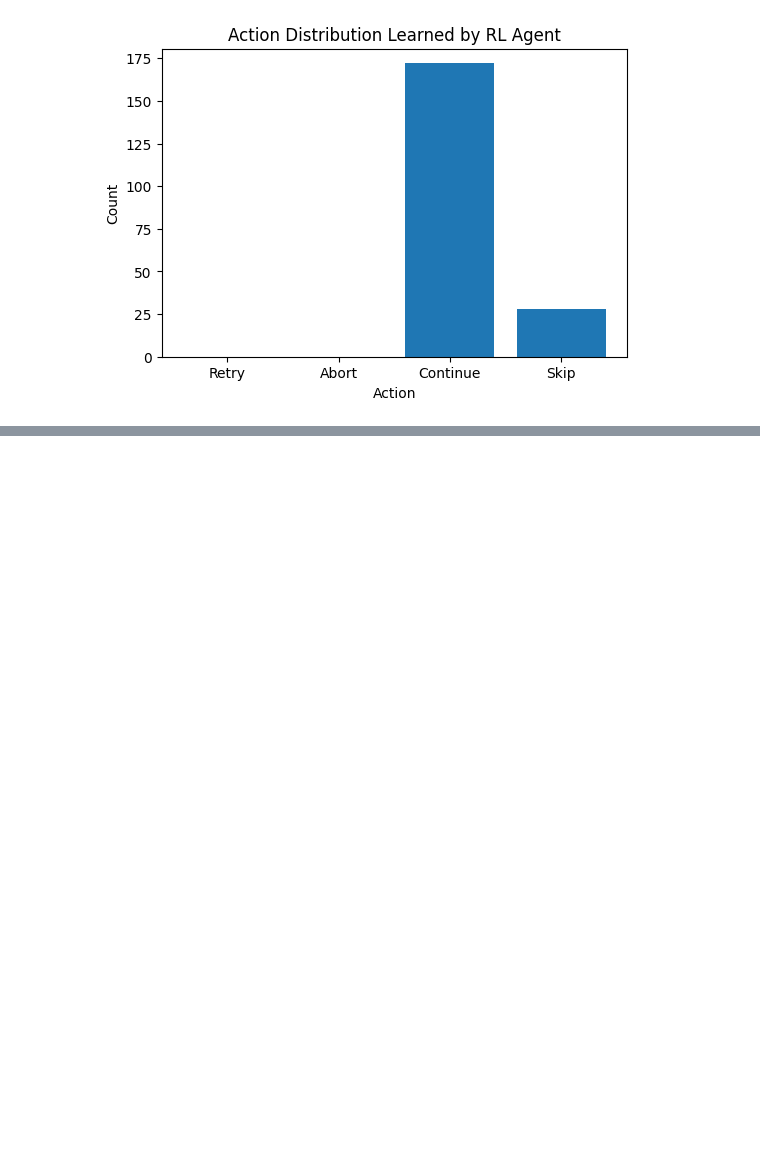
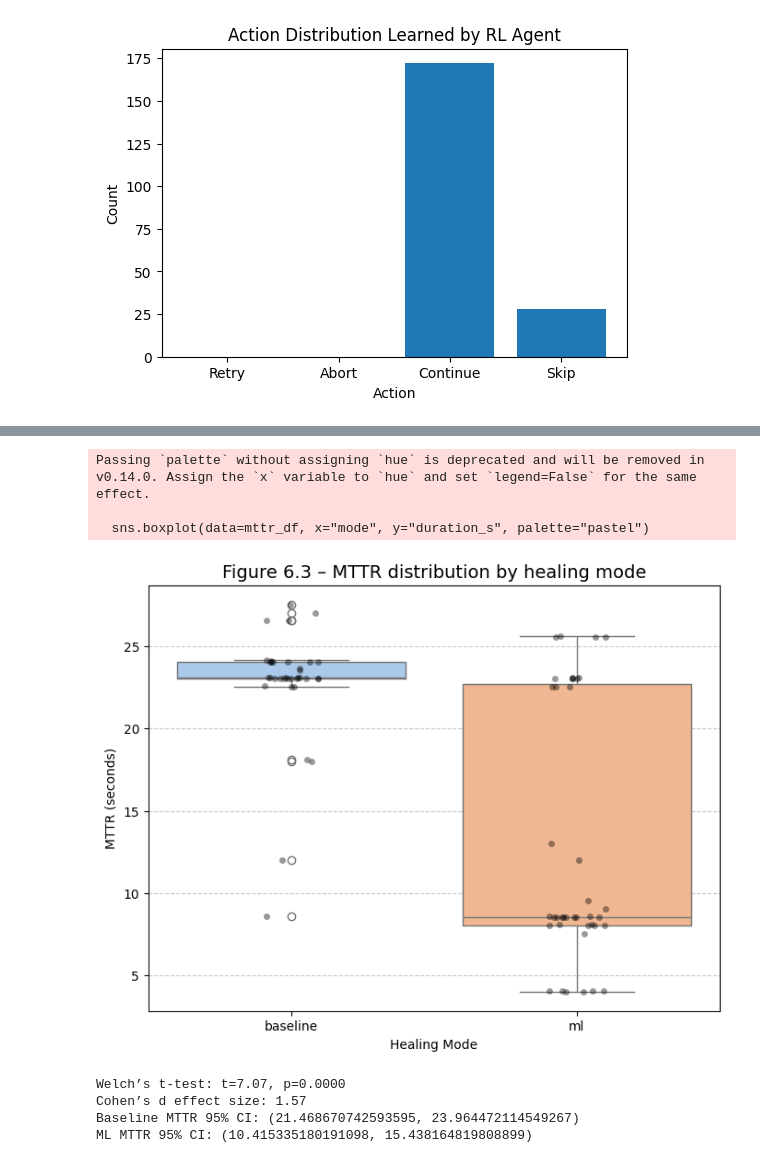
Before and after one commit to VanessaKingsleyHerts/BidShopping, a Jupyter notebook: scripts/notebook.ipynb, the cells around one changed output, grey strips where cells are left out. Drawn from its saved outputs; the diff is of its cells as text; code cells hidden in the pictures; blank space fills up the shorter version.

```diff
--- a/scripts/notebook.ipynb
+++ b/scripts/notebook.ipynb
@@ -455,0 +800,62 @@ plt.show()
+# %%
+import pandas as pd
+import seaborn as sns
+import matplotlib.pyplot as plt
+import numpy as np
+from scipy import stats
+
+# Load your merged logs
+df = pd.read_csv("../data/post_healing/intelligent_test_selection.csv")
+
+# Keep only rows with status = fail or pass, and duration
+df = df[df["status"].isin(["pass", "fail"])]
+
+# Compute MTTR per pipeline (duration of failing job + recovery attempts)
+mttr_df = df.groupby(["pipeline_id","mode"]).agg({"duration_s":"sum"}).reset_index()
+
+# Plot boxplot
+plt.figure(figsize=(8,6))
+sns.boxplot(data=mttr_df, x="mode", y="duration_s", palette="pastel")
+sns.stripplot(data=mttr_df, x="mode", y="duration_s", color="black", alpha=0.4, jitter=True)
+
+plt.title("Figure 6.3 – MTTR distribution by healing mode", fontsize=14)
+plt.xlabel("Healing Mode")
+plt.ylabel("MTTR (seconds)")
+plt.grid(axis="y", linestyle="--", alpha=0.7)
+plt.show()
+
+# ---- Statistical Test & Effect Size ----
+baseline = mttr_df[mttr_df["mode"]=="baseline"]["duration_s"]
+ml = mttr_df[mttr_df["mode"]=="ml"]["duration_s"]
+
+# Welch’s t-test
+t_stat, p_val = stats.ttest_ind(baseline, ml, equal_var=False)
+print(f"Welch’s t-test: t={t_stat:.2f}, p={p_val:.4f}")
+
+# Cohen’s d effect size
+def cohens_d(x,y):
+    nx, ny = len(x), len(y)
+    dof = nx + ny - 2
+    pooled_std = np.sqrt(((nx-1)*np.var(x, ddof=1) + (ny-1)*np.var(y, ddof=1)) / dof)
+    return (np.mean(x) - np.mean(y)) / pooled_std
+
+d = cohens_d(baseline, ml)
+print(f"Cohen’s d effect size: {d:.2f}")
+
+# 95% Confidence Intervals
+def ci_mean(x, confidence=0.95):
+    m, se = np.mean(x), stats.sem(x)
+    h = se * stats.t.ppf((1+confidence)/2., len(x)-1)
+    return (m-h, m+h)
+
+print("Baseline MTTR 95% CI:", ci_mean(baseline))
+print("ML MTTR 95% CI:", ci_mean(ml))
+# %% [output]
+Passing `palette` without assigning `hue` is deprecated and will be removed in v0.14.0. Assign the `x` variable to `hue` and set `legend=False` for the same effect.
+
+  sns.boxplot(data=mttr_df, x="mode", y="duration_s", palette="pastel")
+[figure, added]
+Welch’s t-test: t=7.07, p=0.0000
+Cohen’s d effect size: 1.57
+Baseline MTTR 95% CI: (21.468670742593595, 23.964472114549267)
+ML MTTR 95% CI: (10.415335180191098, 15.438164819808899)
```
Also changed, not shown: parts of 15 cells of this notebook, 29 other files.
